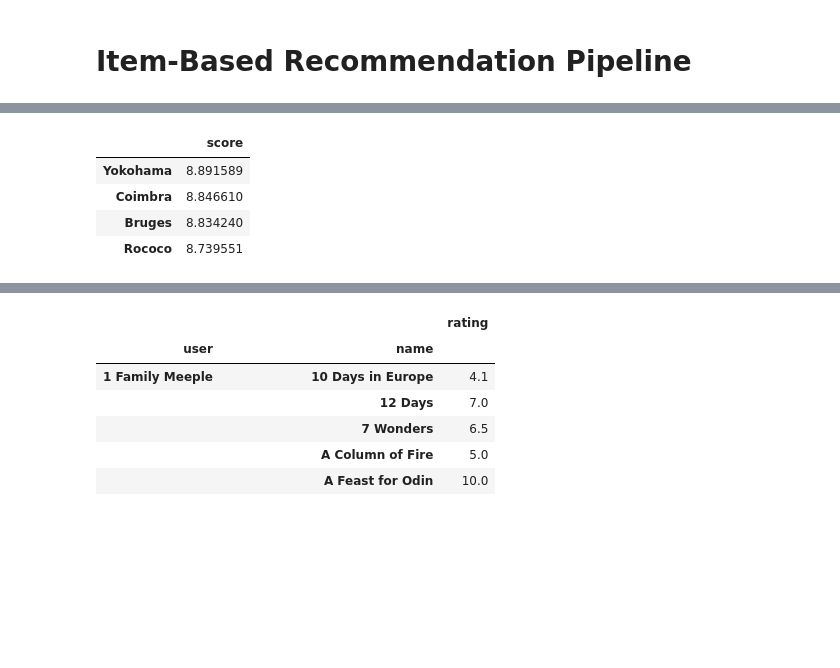
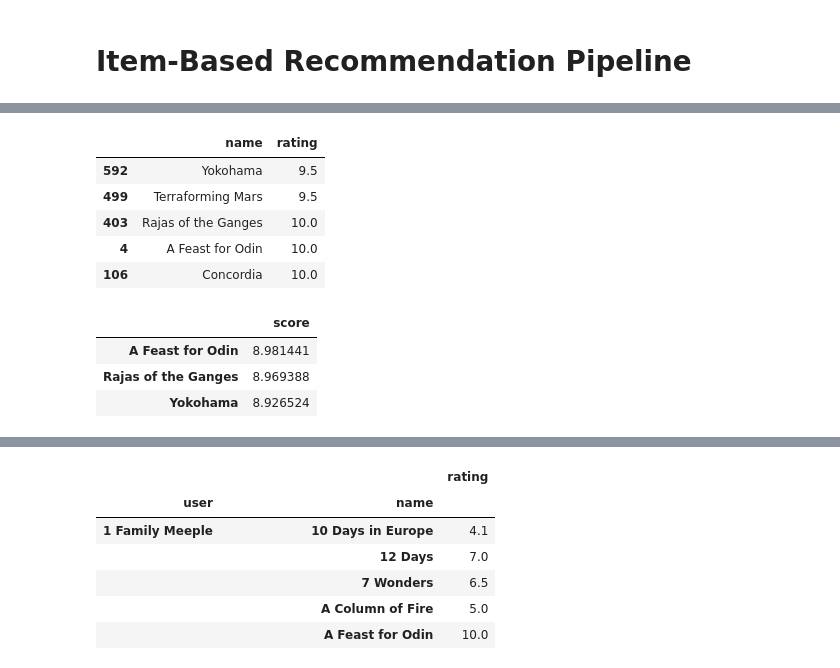
Before and after one commit to Kopzzz/Board-Game-RecCommu, a Jupyter notebook: code/5_item-based_pipeline.ipynb, the cells around one changed output, grey strips where cells are left out. Drawn from its saved outputs; the diff is of its cells as text; code cells hidden in the pictures; blank space fills up the shorter version.

```diff
--- a/code/5_item-based_pipeline.ipynb
+++ b/code/5_item-based_pipeline.ipynb
@@ -46,6 +54,8 @@ def create_user_profile(dict_rating, df_sim):
         df[key] = value
 
     df = df.T.fillna(0)
+    df.rename(columns={0:'rating'}, inplace=True)
+
     return df
 
 def recommend_games(df_new_user , df_sim):
@@ -129,16 +199,27 @@ df_true.head()
 # %%
 df  = df_true.copy()
 
-# selected_rows = df_true[df_true['rating']>=9]
-# rows_to_change = selected_rows.sample(n=10, replace=True)
-# df.loc[rows_to_change.index, 'rating'] = 0
+selected_rows = df_true[df_true['rating']>=9.5]
+mean_value = df['rating'].mean()
 
+rows_to_change = selected_rows.sample(n=5)
+df.loc[rows_to_change.index, 'rating'] = 0
 dict_rating = dict(zip(df['name'], df['rating']))
 
 df_new_user = create_user_profile(dict_rating, df_sim)
-df_new_user.rename(columns={0:'rating'}, inplace=True)
+df = df_new_user.copy()
+
+condition = (df_new_user['rating'] < mean_value) & (df_new_user['rating'] != 0) & (df_new_user['rating'] < 5)
+
+df_new_user.loc[condition, 'rating'] -= mean_value
+
 df_recommeds = recommend_games(df_new_user, df_sim)
+rec_games = df_recommeds.loc[df_new_user[df_new_user.values == 0].index].sort_values(by="score", ascending=False)[:10]
 
-ndcg = evaluate_recommender(df_new_user['rating'], df_recommeds)
+rated_games = df_true['name']
+rated_games = [x for x in rated_games if x not in rows_to_change]
+
+ndcg = evaluate_recommender(df['rating'], df_recommeds)
+
 print(f"NDCG Score: {ndcg}")
 # %% [output]
@@ -160,9 +227,17 @@ NDCG Score: 0.6568963011025782
+# %%
+rows_to_change
+# %% [output]
+|  | name | rating |
+| 592 | Yokohama | 9.5 |
+| 499 | Terraforming Mars | 9.5 |
+| 403 | Rajas of the Ganges | 10.0 |
+| 4 | A Feast for Odin | 10.0 |
+| 106 | Concordia | 10.0 |
 # %%
-# rec_games = df_recommeds.loc[df_new_user[df_new_user.values == 0].index].sort_values(by="score", ascending=False)[:20]
-# rec_games[rec_games.index.isin(rows_to_change['name'])]
+rec_games = df_recommeds[~df_recommeds.isin(rated_games)].sort_values(by="score", ascending=False)[:20]
+rec_games[rec_games.index.isin(rows_to_change['name'])]
 # %% [output]
 |  | score |
-| Yokohama | 8.891589 |
-| Coimbra | 8.846610 |
-| Bruges | 8.834240 |
-| Rococo | 8.739551 |
+| A Feast for Odin | 8.981441 |
+| Rajas of the Ganges | 8.969388 |
+| Yokohama | 8.926524 |
```
Also changed, not shown: parts of 14 cells of this notebook.
